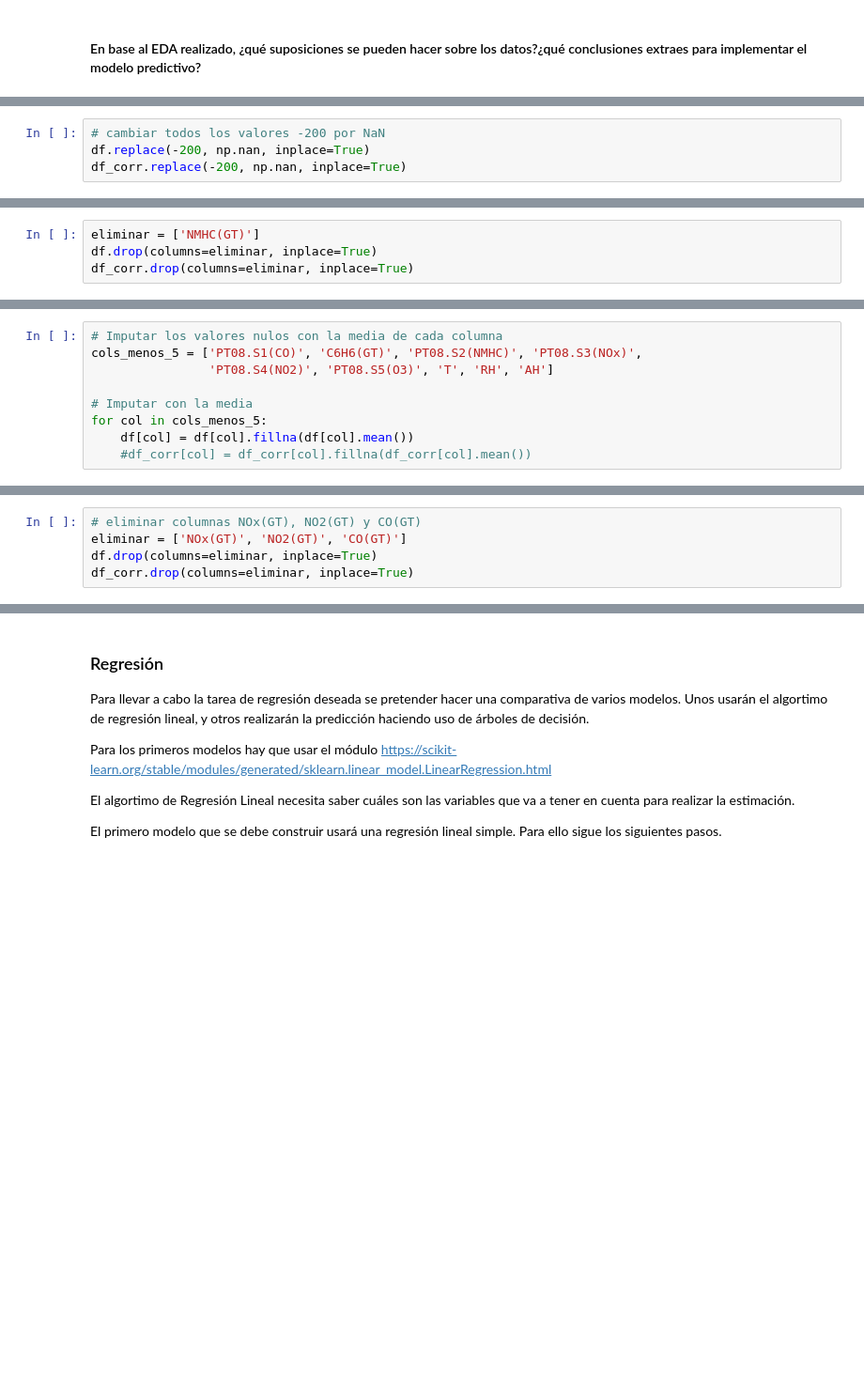
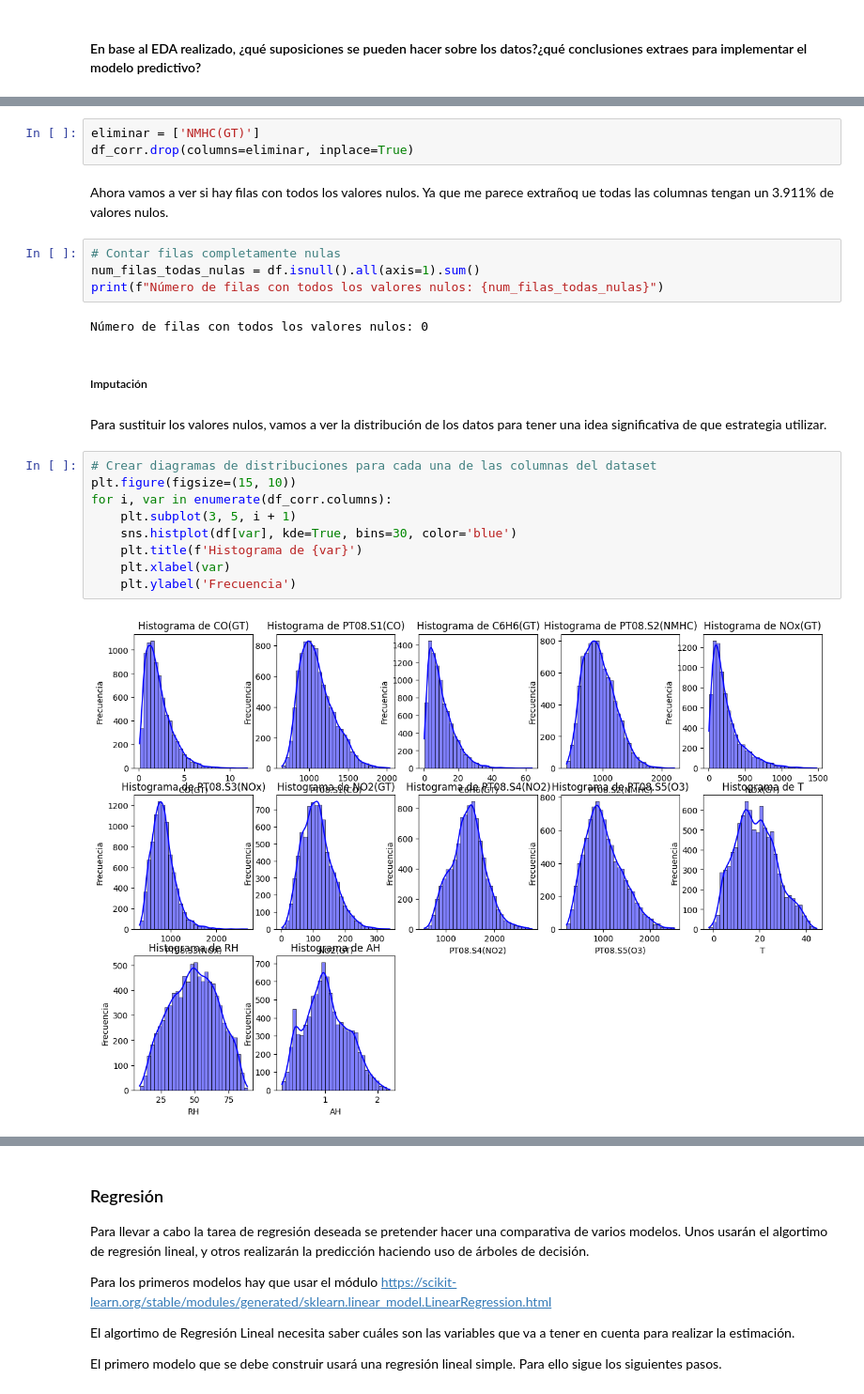
Before and after one commit to cabamarcos/AirQualityPrediction, a Jupyter notebook: Laboratorio_Actividad_1.ipynb, the cells around one changed output, grey strips where cells are left out. Shown at 94% size. Cells and saved outputs as stored; diff of their text form; blank space fills up the shorter version.

```diff
--- a/Laboratorio_Actividad_1.ipynb
+++ b/Laboratorio_Actividad_1.ipynb
@@ -267,4 +260,0 @@ Según los coeficientes de pearson debemos eliminar algunas columnas por tener r
-# %%
-# cambiar todos los valores -200 por NaN
-df.replace(-200, np.nan, inplace=True)
-df_corr.replace(-200, np.nan, inplace=True)
@@ -300,4 +260,0 @@ Como vemos, NMHC(GT) tiene en su mayoría de valores, valores nulos, por lo que
-# %%
-eliminar = ['NMHC(GT)']
-df.drop(columns=eliminar, inplace=True)
-df_corr.drop(columns=eliminar, inplace=True)
@@ -314,9 +260,0 @@ Número de filas con todos los valores nulos: 0
-# %%
-# Imputar los valores nulos con la media de cada columna
-cols_menos_5 = ['PT08.S1(CO)', 'C6H6(GT)', 'PT08.S2(NMHC)', 'PT08.S3(NOx)',
-                'PT08.S4(NO2)', 'PT08.S5(O3)', 'T', 'RH', 'AH']
-
-# Imputar con la media
-for col in cols_menos_5:
-    df[col] = df[col].fillna(df[col].mean())
-    #df_corr[col] = df_corr[col].fillna(df_corr[col].mean())
@@ -342,5 +260,0 @@ Name: C6H6(GT), dtype: float64
-# %%
-# eliminar columnas NOx(GT), NO2(GT) y CO(GT)
-eliminar = ['NOx(GT)', 'NO2(GT)', 'CO(GT)']
-df.drop(columns=eliminar, inplace=True)
-df_corr.drop(columns=eliminar, inplace=True)
@@ -384,0 +298,26 @@ Columnas a eliminar por redundancia: ['PT08.S2(NMHC)']
+# %%
+eliminar = ['NMHC(GT)']
+df_corr.drop(columns=eliminar, inplace=True)
+# %% [markdown]
+Ahora vamos a ver si hay filas con todos los valores nulos. Ya que me parece extrañoq ue todas las columnas tengan un 3.911% de valores nulos.
+# %%
+# Contar filas completamente nulas
+num_filas_todas_nulas = df.isnull().all(axis=1).sum()
+print(f"Número de filas con todos los valores nulos: {num_filas_todas_nulas}")
+# %% [output]
+Número de filas con todos los valores nulos: 0
+# %% [markdown]
+##### Imputación
+# %% [markdown]
+Para sustituir los valores nulos, vamos a ver la distribución de los datos para tener una idea significativa de que estrategia utilizar.
+# %%
+# Crear diagramas de distribuciones para cada una de las columnas del dataset
+plt.figure(figsize=(15, 10))
+for i, var in enumerate(df_corr.columns):
+    plt.subplot(3, 5, i + 1)
+    sns.histplot(df[var], kde=True, bins=30, color='blue')
+    plt.title(f'Histograma de {var}')
+    plt.xlabel(var)
+    plt.ylabel('Frecuencia')
+# %% [output]
+[figure, added]
```
Also changed, not shown: parts of 38 cells of this notebook, 1 other file.
